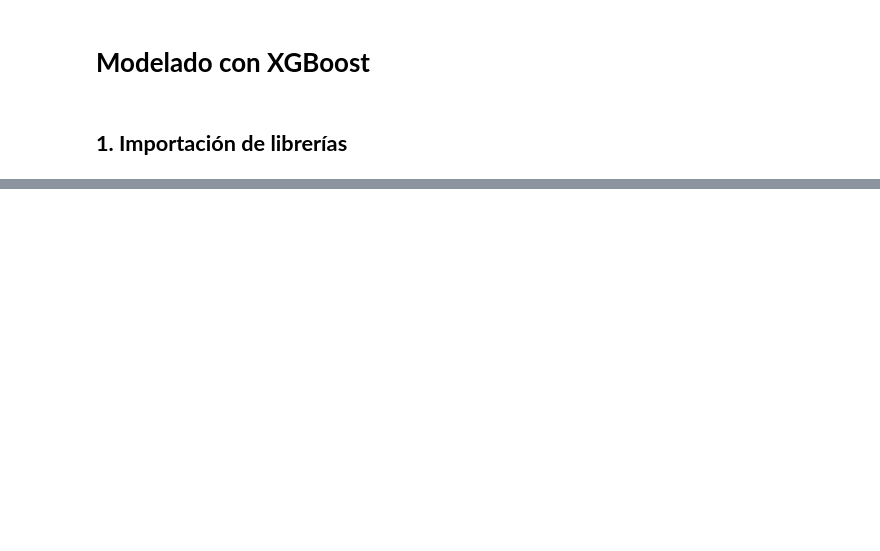
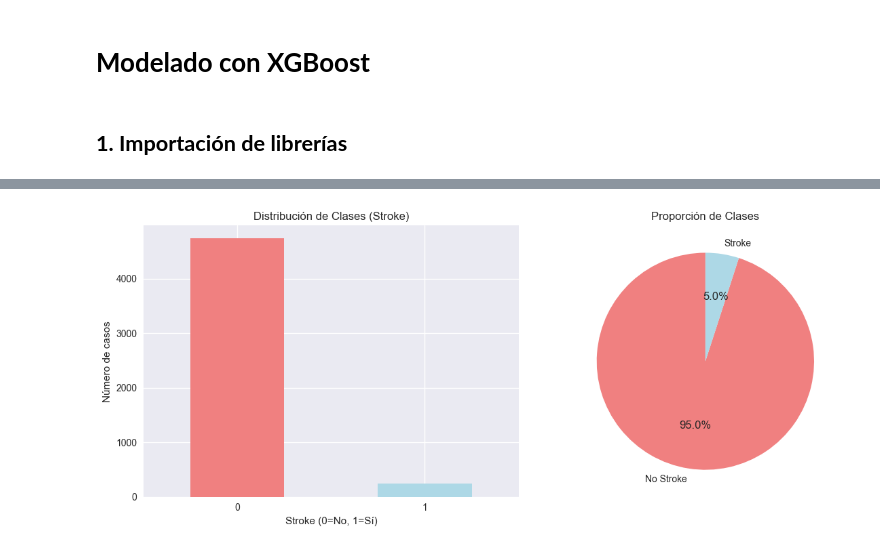
Before and after one commit to Bootcamp-IA-P4/data_scientist_g3, a Jupyter notebook: notebooks/modeling/xgboost.ipynb, the cells around one changed output, grey strips where cells are left out. Drawn from its saved outputs; the diff is of its cells as text; code cells hidden in the pictures; blank space fills up the shorter version.

```diff
--- a/notebooks/modeling/xgboost.ipynb
+++ b/notebooks/modeling/xgboost.ipynb
@@ -270,0 +46,79 @@ AttributeError: 'super' object has no attribute '__sklearn_tags__'
+# %%
+# Cargar datos preprocesados
+df = pd.read_csv('../../data/processed/preprocessing.csv')
+
+# Información básica del dataset
+print(f"📊 Dimensiones del dataset: {df.shape}")
+print(f"📋 Columnas: {df.columns.tolist()}")
+
+# Mostrar primeras filas
+print("\n🔍 PRIMERAS 5 FILAS:")
+print(df.head())
+
+# Información de tipos de datos
+print("\n📋 TIPOS DE DATOS:")
+print(df.dtypes)
+
+# Verificar valores nulos
+print(f"\n🔍 VALORES NULOS: {df.isnull().sum().sum()}")
+if df.isnull().sum().sum() > 0:
+    print("Distribución de nulos por columna:")
+    print(df.isnull().sum()[df.isnull().sum() > 0])
+
+# Análisis de la variable objetivo
+print("\n🎯 ANÁLISIS DE VARIABLE OBJETIVO (stroke):")
+print("=" * 45)
+stroke_counts = df['stroke'].value_counts()
+stroke_props = df['stroke'].value_counts(normalize=True)
+
+print("Distribución absoluta:")
+for clase, count in stroke_counts.items():
+    print(f"   Clase {clase}: {count:,} casos")
+
+print("\nDistribución relativa:")
+for clase, prop in stroke_props.items():
+    print(f"   Clase {clase}: {prop:.1%}")
+
+print(f"\n⚠️  Ratio de desbalance: {stroke_counts[0]/stroke_counts[1]:.1f}:1")
+
+# Visualización de la distribución
+fig, (ax1, ax2) = plt.subplots(1, 2, figsize=(12, 5))
+
+# Gráfico de barras
+stroke_counts.plot(kind='bar', ax=ax1, color=['lightcoral', 'lightblue'])
+ax1.set_title('Distribución de Clases (Stroke)')
+ax1.set_xlabel('Stroke (0=No, 1=Sí)')
+ax1.set_ylabel('Número de casos')
+ax1.tick_params(axis='x', rotation=0)
+
+# Gráfico de pastel
+ax2.pie(stroke_counts.values, labels=['No Stroke', 'Stroke'], autopct='%1.1f%%',
+        colors=['lightcoral', 'lightblue'], startangle=90)
+ax2.set_title('Proporción de Clases')
+
+plt.tight_layout()
+plt.show()
+
+# Verificar formato de variables categóricas
+print("\n🏷️  VERIFICACIÓN DE VARIABLES ONE-HOT:")
+print("=" * 40)
+
+one_hot_cols = [col for col in df.columns if col.startswith(('work_type_', 'smoking_status_'))]
+print(f"Columnas one-hot encontradas: {len(one_hot_cols)}")
+
+# Mostrar algunos valores únicos de las variables one-hot
+sample_col = one_hot_cols[0] if one_hot_cols else None
+if sample_col:
+    unique_vals = df[sample_col].unique()
+    print(f"\nEjemplo - {sample_col}:")
+    print(f"   Valores únicos: {unique_vals}")
+    print(f"   Tipo de datos: {df[sample_col].dtype}")
+
+    if str(df[sample_col].dtype) == 'object':
+        print("   ⚠️  DETECTADO: Variables como strings, necesitan conversión")
+    else:
+        print("   ✅ Formato correcto para modelado")
+
+print(f"\n✅ Carga de datos completada exitosamente")
+print(f"📊 Dataset listo con {df.shape[0]:,} filas y {df.shape[1]} columnas")
+# %% [output]
@@ -270,0 +142 @@ AttributeError: 'super' object has no attribute '__sklearn_tags__'
+[figure, added]
```
Also changed, not shown: parts of 20 cells of this notebook, 2 other files.
